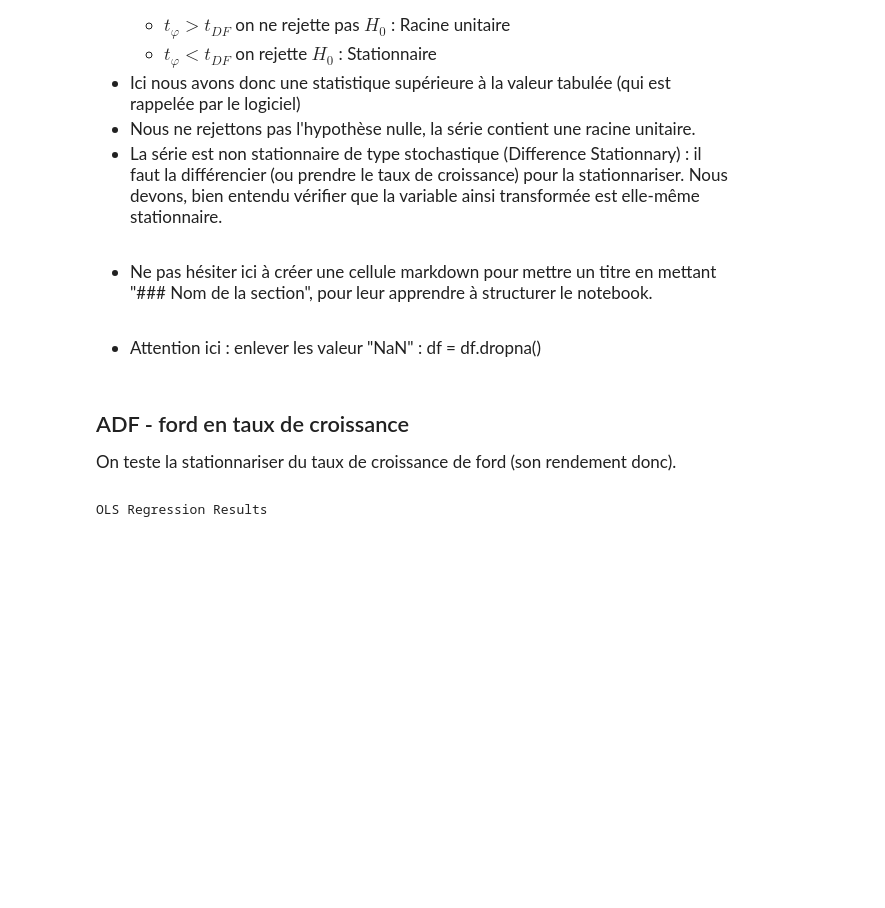
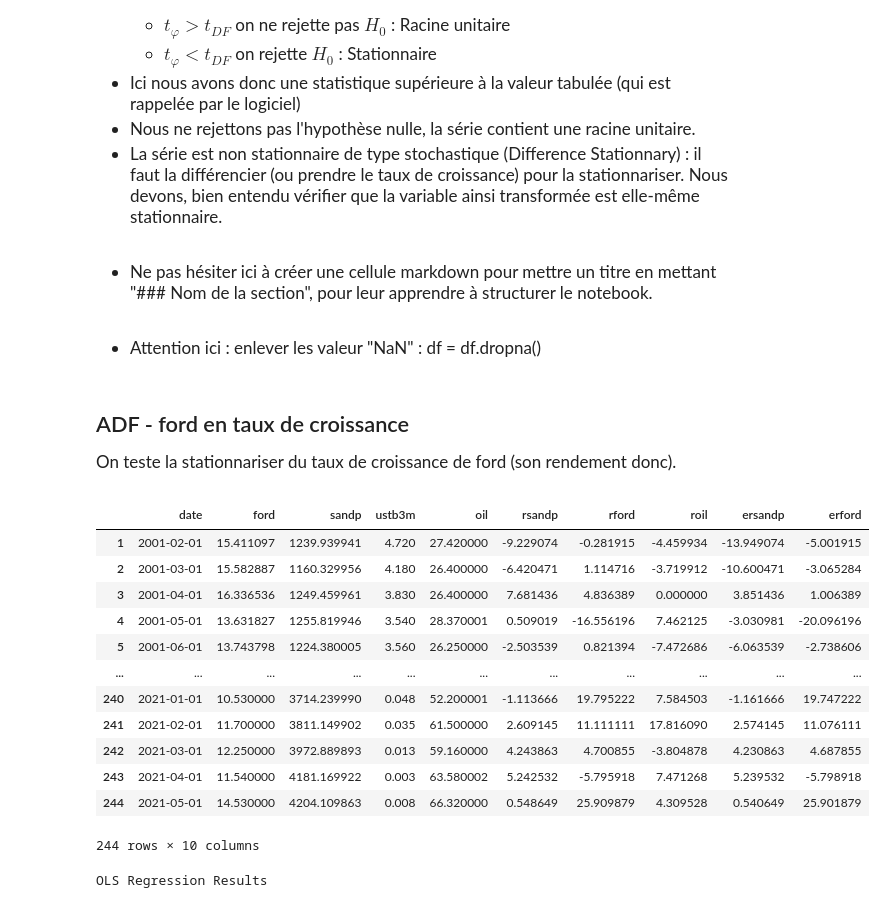
Before and after one commit to issakachaou/M1, a Jupyter notebook: Econométrie en Banque-Finance/m1s1_econometrie_finance_seance6_corrigé.ipynb, the cells around one changed output. Saved outputs shown, nothing was run; the diff lists cells and outputs as text; code cells hidden in the pictures; blank space fills up the shorter version.

```diff
--- a/Econométrie en Banque-Finance/m1s1_econometrie_finance_seance6_corrigé.ipynb
+++ b/Econométrie en Banque-Finance/m1s1_econometrie_finance_seance6_corrigé.ipynb
@@ -615,6 +615,21 @@ On teste la stationnariser du taux de croissance de ford (son rendement donc).
 </span>
 # %%
 df = df.dropna()
+df
+# %% [output]
+|  | date | ford | sandp | ustb3m | oil | rsandp | rford | roil | ersandp | erford |
+| 1 | 2001-02-01 | 15.411097 | 1239.939941 | 4.720 | 27.420000 | -9.229074 | -0.281915 | -4.459934 | -13.949074 | -5.001915 |
+| 2 | 2001-03-01 | 15.582887 | 1160.329956 | 4.180 | 26.400000 | -6.420471 | 1.114716 | -3.719912 | -10.600471 | -3.065284 |
+| 3 | 2001-04-01 | 16.336536 | 1249.459961 | 3.830 | 26.400000 | 7.681436 | 4.836389 | 0.000000 | 3.851436 | 1.006389 |
+| 4 | 2001-05-01 | 13.631827 | 1255.819946 | 3.540 | 28.370001 | 0.509019 | -16.556196 | 7.462125 | -3.030981 | -20.096196 |
+| 5 | 2001-06-01 | 13.743798 | 1224.380005 | 3.560 | 26.250000 | -2.503539 | 0.821394 | -7.472686 | -6.063539 | -2.738606 |
+| ... | ... | ... | ... | ... | ... | ... | ... | ... | ... | ... |
+| 240 | 2021-01-01 | 10.530000 | 3714.239990 | 0.048 | 52.200001 | -1.113666 | 19.795222 | 7.584503 | -1.161666 | 19.747222 |
+| 241 | 2021-02-01 | 11.700000 | 3811.149902 | 0.035 | 61.500000 | 2.609145 | 11.111111 | 17.816090 | 2.574145 | 11.076111 |
+| 242 | 2021-03-01 | 12.250000 | 3972.889893 | 0.013 | 59.160000 | 4.243863 | 4.700855 | -3.804878 | 4.230863 | 4.687855 |
+| 243 | 2021-04-01 | 11.540000 | 4181.169922 | 0.003 | 63.580002 | 5.242532 | -5.795918 | 7.471268 | 5.239532 | -5.798918 |
+| 244 | 2021-05-01 | 14.530000 | 4204.109863 | 0.008 | 66.320000 | 0.548649 | 25.909879 | 4.309528 | 0.540649 | 25.901879 |
+244 rows × 10 columns
 # %%
 # On commence par le modèle avec tendance et constante :
 
```
Also changed, not shown: parts of 3 cells of this notebook, 12 other files.
